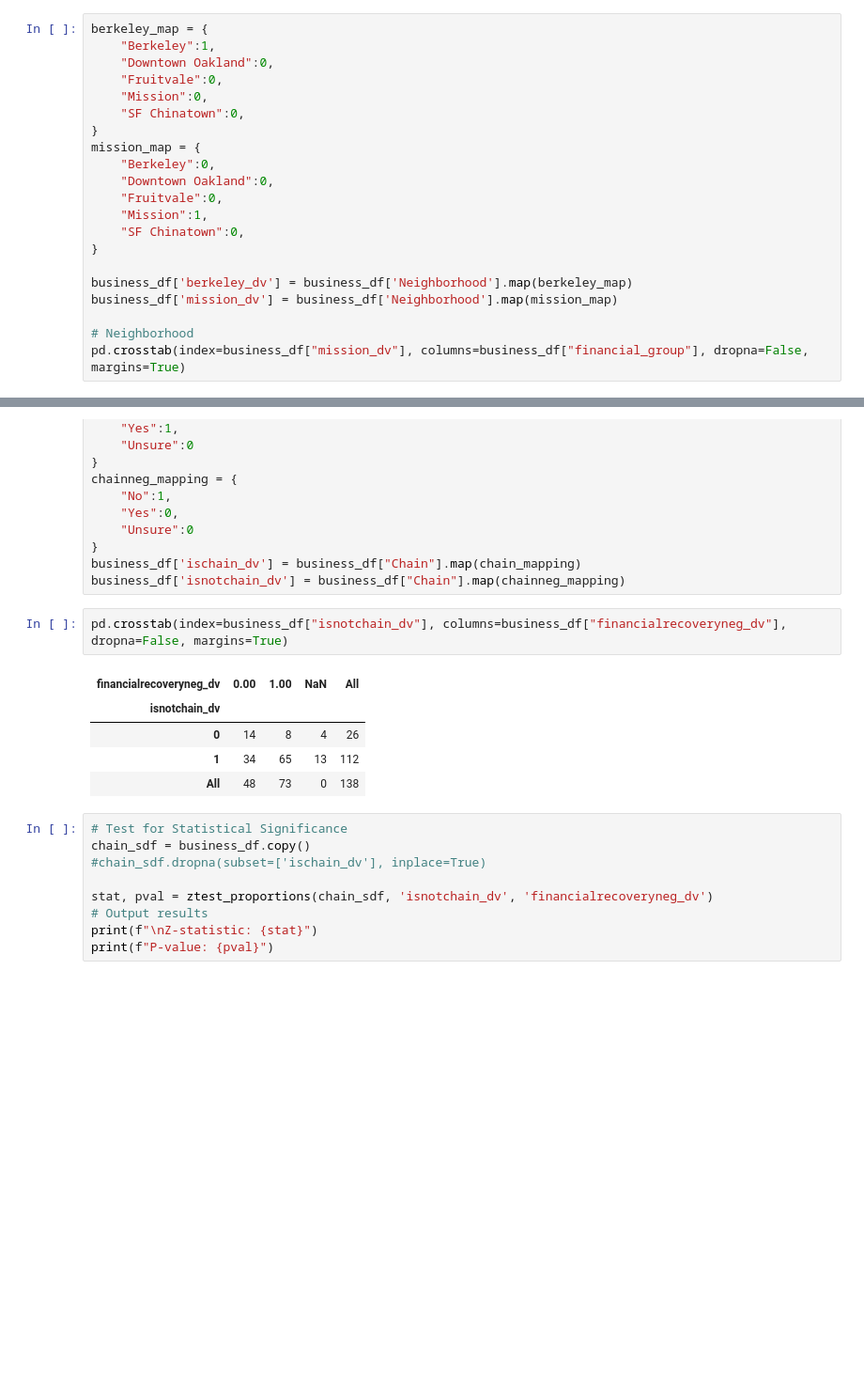
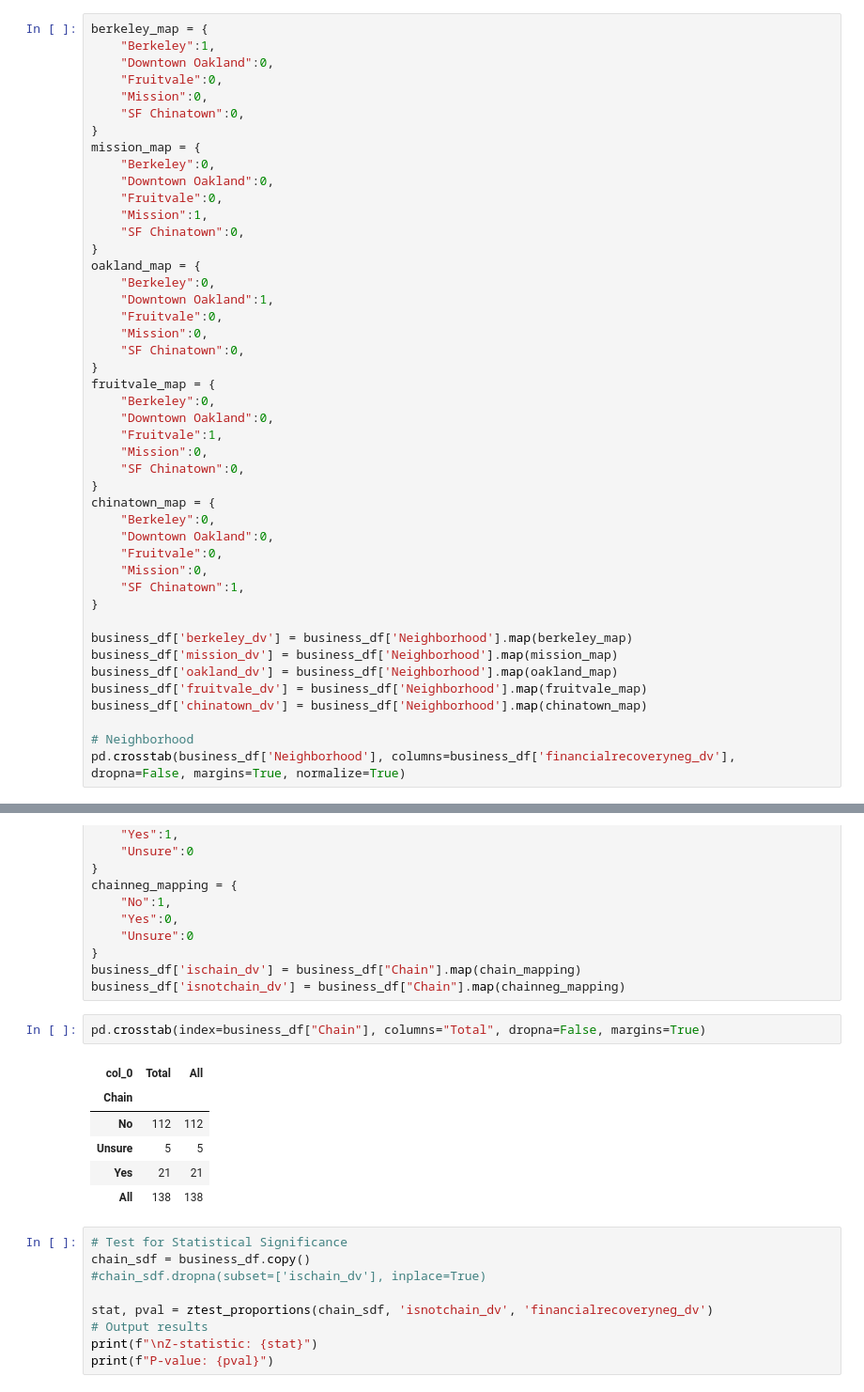
Before and after one commit to mbecica/business-survey-201, a Jupyter notebook: financial-stability.ipynb, the cells around one changed output, grey strips where cells are left out. Shown at 94% size. Cells and saved outputs as stored; diff of their text form; blank space fills up the shorter version.

```diff
--- a/financial-stability.ipynb
+++ b/financial-stability.ipynb
@@ -214,10 +235,34 @@ mission_map = {
     "Mission":1,
     "SF Chinatown":0,
 }
+oakland_map = {
+    "Berkeley":0,
+    "Downtown Oakland":1,
+    "Fruitvale":0,
+    "Mission":0,
+    "SF Chinatown":0,
+}
+fruitvale_map = {
+    "Berkeley":0,
+    "Downtown Oakland":0,
+    "Fruitvale":1,
+    "Mission":0,
+    "SF Chinatown":0,
+}
+chinatown_map = {
+    "Berkeley":0,
+    "Downtown Oakland":0,
+    "Fruitvale":0,
+    "Mission":0,
+    "SF Chinatown":1,
+}
 
 business_df['berkeley_dv'] = business_df['Neighborhood'].map(berkeley_map)
 business_df['mission_dv'] = business_df['Neighborhood'].map(mission_map)
+business_df['oakland_dv'] = business_df['Neighborhood'].map(oakland_map)
+business_df['fruitvale_dv'] = business_df['Neighborhood'].map(fruitvale_map)
+business_df['chinatown_dv'] = business_df['Neighborhood'].map(chinatown_map)
 
 # Neighborhood
-pd.crosstab(index=business_df["mission_dv"], columns=business_df["financial_group"], dropna=False, margins=True)
+pd.crosstab(business_df['Neighborhood'], columns=business_df['financialrecoveryneg_dv'], dropna=False, margins=True, normalize=True)
 # %% [output]
@@ -317,13 +398,14 @@ chainneg_mapping = {
 business_df['ischain_dv'] = business_df["Chain"].map(chain_mapping)
 business_df['isnotchain_dv'] = business_df["Chain"].map(chainneg_mapping)
 # %%
-pd.crosstab(index=business_df["isnotchain_dv"], columns=business_df["financialrecoveryneg_dv"], dropna=False, margins=True)
+pd.crosstab(index=business_df["Chain"], columns="Total", dropna=False, margins=True)
 # %% [output]
-| financialrecoveryneg_dv | 0.00 | 1.00 | NaN | All |
-| isnotchain_dv |  |  |  |  |
-| 0 | 14 | 8 | 4 | 26 |
-| 1 | 34 | 65 | 13 | 112 |
-| All | 48 | 73 | 0 | 138 |
+| col_0 | Total | All |
+| Chain |  |  |
+| No | 112 | 112 |
+| Unsure | 5 | 5 |
+| Yes | 21 | 21 |
+| All | 138 | 138 |
 # %%
 # Test for Statistical Significance
 chain_sdf = business_df.copy()
```
Also changed, not shown: parts of 18 cells of this notebook.
